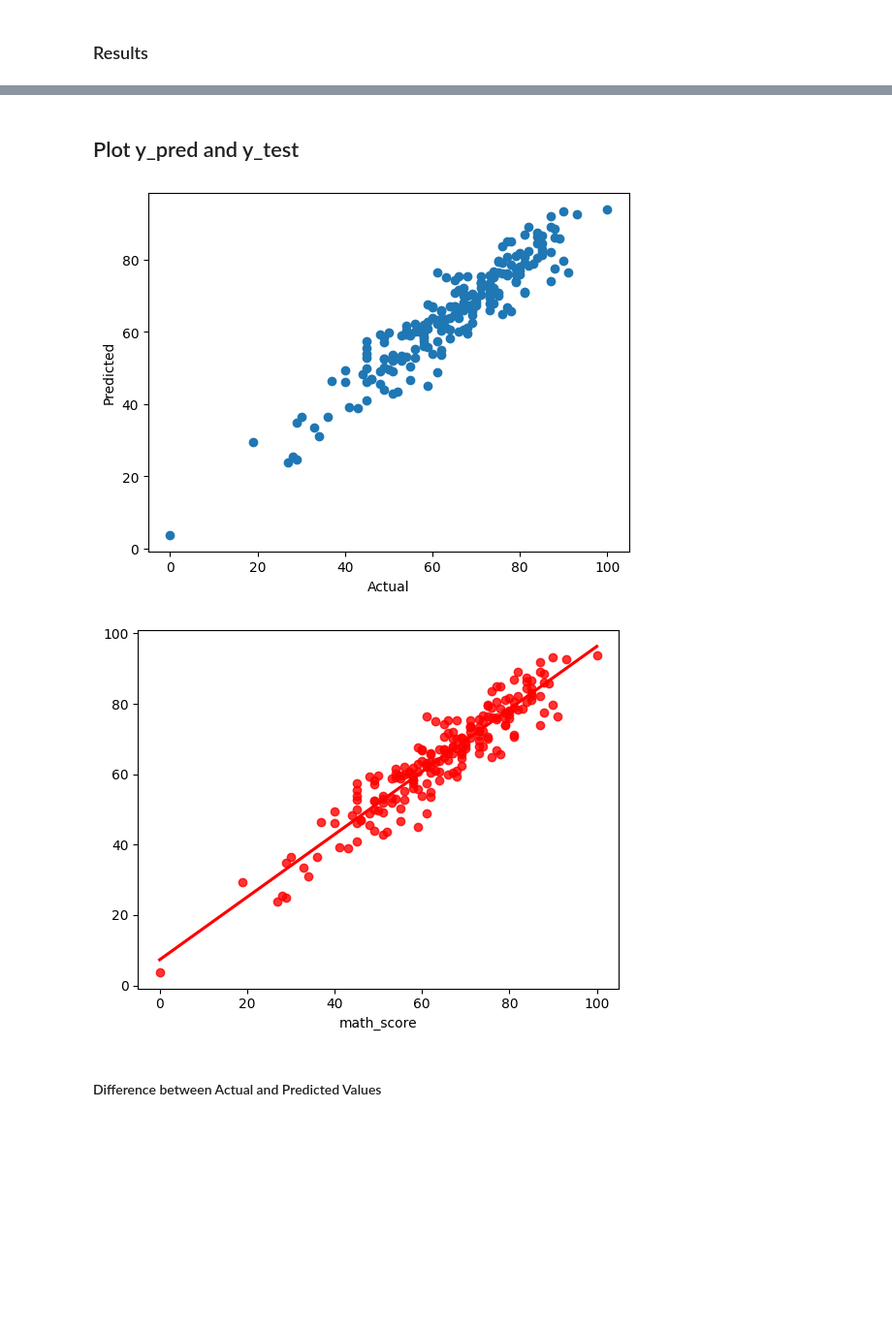
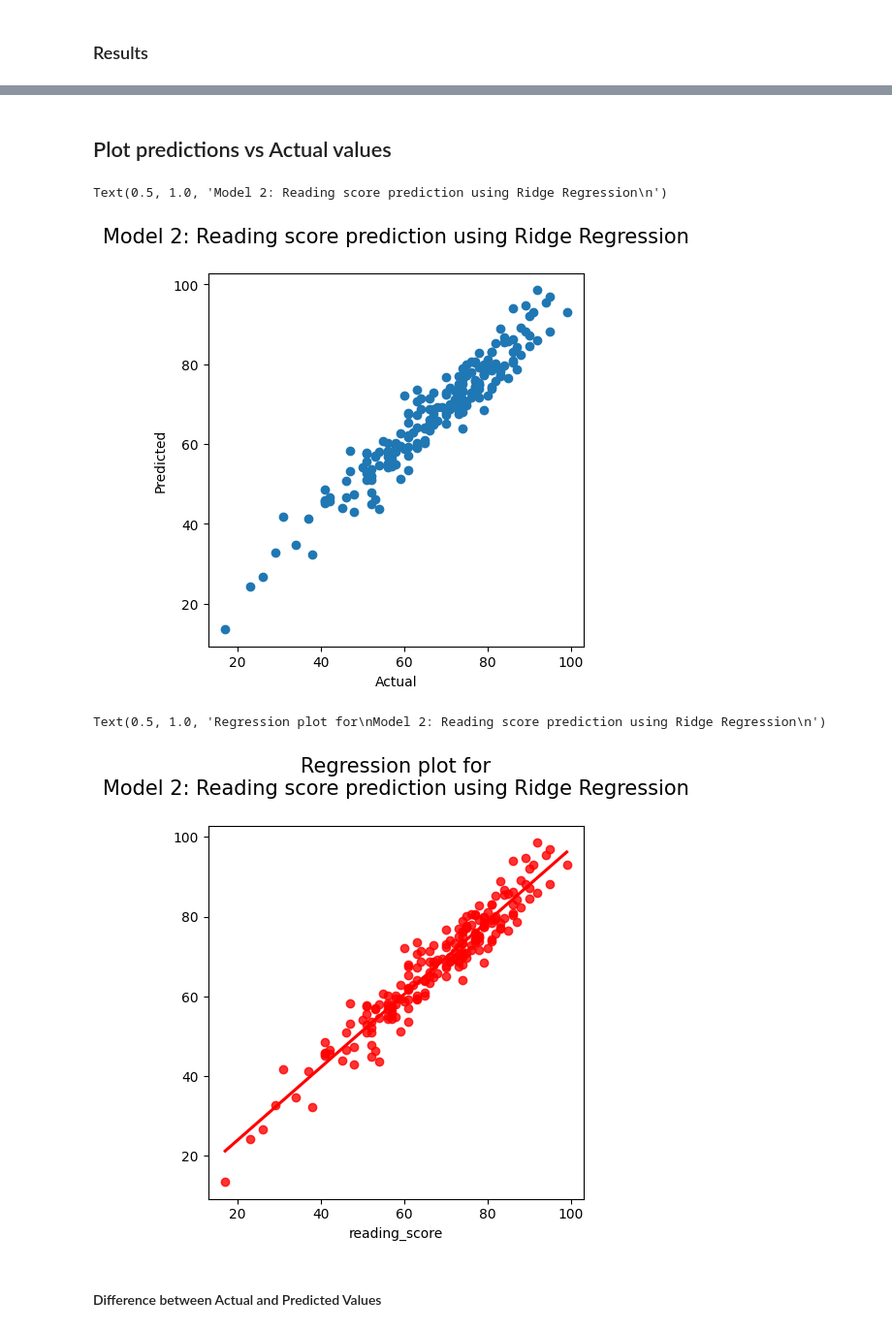
Before and after one commit to MohsinAli-10/ML-project-1-Student-Performance-Prediction, a Jupyter notebook: notebook/2. MODEL TRAINING.ipynb, the cells around one changed output, grey strips where cells are left out. Shown at 97% size. Saved outputs shown, nothing was run; the diff lists cells and outputs as text; code cells hidden in the pictures; blank space fills up the shorter version.

```diff
--- a/notebook/2. MODEL TRAINING.ipynb
+++ b/notebook/2. MODEL TRAINING.ipynb
@@ -200,4 +202,6 @@ def evaluate_model(true, predicted):
 # %%
+import copy
+
 models = {
     "Linear Regression": LinearRegression(),
     "Lasso": Lasso(),
@@ -223,17 +227,17 @@ print('*'*35)
 print('\n')
 
 for i in range(len(list(models))):
-    model1 = list(models.values())[i]
+    model1 = copy.deepcopy(list(models.values())[i])
     model1.fit(X1_train, y1_train) # Train model 1 for math_score
 
-    model2 = list(models.values())[i]
-    model2.fit(X2_train, y2_train) # Train model 1 for reading_score
+    model2 = copy.deepcopy(list(models.values())[i])
+    model2.fit(X2_train, y2_train) # Train model 2 for reading_score
 
-    model3 = list(models.values())[i]
-    model3.fit(X3_train, y3_train) # Train model 1 for writing_score
+    model3 = copy.deepcopy(list(models.values())[i])
+    model3.fit(X3_train, y3_train) # Train model 3 for writing_score
 
-    model4 = list(models.values())[i]
-    model4.fit(X4_train, y4_train) # Train model 1 for average_score
+    model4 = copy.deepcopy(list(models.values())[i])
+    model4.fit(X4_train, y4_train) # Train model 4 for average_score
 
     # Make predictions
     y_train_pred1 = model1.predict(X1_train)
@@ -261,7 +265,10 @@ for i in range(len(list(models))):
     model_train_mae4 , model_train_rmse4, model_train_r2_4 = evaluate_model(y4_train, y_train_pred4)
     model_test_mae4 , model_test_rmse4, model_test_r2_4 = evaluate_model(y4_test, y_test_pred4)
 
+    print('*'*35)
     print(list(models.keys())[i])
+    print('*'*35)
+    print('\n')
     model_list.append(list(models.keys())[i])
     # Model 1 performance for Training set
     print('Model 1 performance for Training set')
@@ -276,7 +283,7 @@ for i in range(len(list(models))):
     print("- Mean Absolute Error: {:.4f}".format(model_test_mae1))
     print("- R2 Score: {:.4f}".format(model_test_r2_1))
     print('\n')
-    print('*'*35)
+    print('----------------------------------')
     print('\n')
 
     # Model 2 performance for Training set
@@ -292,7 +299,7 @@ for i in range(len(list(models))):
     print("- Mean Absolute Error: {:.4f}".format(model_test_mae2))
     print("- R2 Score: {:.4f}".format(model_test_r2_2))
     print('\n')
-    print('*'*35)
+    print('----------------------------------')
     print('\n')
 
     # Model 3 performance for Training set
@@ -308,7 +315,7 @@ for i in range(len(list(models))):
     print("- Mean Absolute Error: {:.4f}".format(model_test_mae3))
     print("- R2 Score: {:.4f}".format(model_test_r2_3))
     print('\n')
-    print('*'*35)
+    print('----------------------------------')
     print('\n')
 
     # Model 4 performance for Training set
@@ -324,7 +331,7 @@ for i in range(len(list(models))):
     print("- Mean Absolute Error: {:.4f}".format(model_test_mae4))
     print("- R2 Score: {:.4f}".format(model_test_r2_4))
     print('\n')
-    print('*'*35)
+    print('----------------------------------')
     print('\n')
 
     r2_list1.append(model_test_r2_1)
@@ -358,7 +451,8 @@ pd.DataFrame(list(zip(model_list, r2_list)), columns=['Model Name', 'R2_Score'])
 # %%
-lin_model = LinearRegression(fit_intercept=True)
-lin_model = lin_model.fit(X_train, y_train)
-y_pred = lin_model.predict(X_test)
-score = r2_score(y_test, y_pred)*100
-print(" Accuracy of the model is %.2f" %score)
+ridge_model = Ridge(fit_intercept=True)
+ridge_model = ridge_model.fit(X2_train, y2_train)
+y_pred = ridge_model.predict(X2_test)
+score = r2_score(y2_test, y_pred)*100
+print(" Accuracy of the Ridge Regression model is %.2f" %score)
+# print(" Accuracy of the Ridge Regression model is {:.2f}".format(score))
 # %% [output]
@@ -366,15 +461,21 @@ print(" Accuracy of the model is %.2f" %score)
 # %% [markdown]
-## Plot y_pred and y_test
+## Plot predictions vs Actual values
 # %%
-plt.scatter(y_test,y_pred);
-plt.xlabel('Actual');
-plt.ylabel('Predicted');
+plt.figure(figsize=(5,5))
+plt.scatter(y2_test,y_pred)
+plt.xlabel('Actual')
+plt.ylabel('Predicted')
+plt.title('Model 2: Reading score prediction using Ridge Regression\n', fontsize=15)
 # %% [output]
+Text(0.5, 1.0, 'Model 2: Reading score prediction using Ridge Regression\n')
-[figure, old version]
+[figure, new version]
 # %%
-sns.regplot(x=y_test,y=y_pred,ci=None,color ='red');
+plt.figure(figsize=(5,5))
+sns.regplot(x=y2_test,y=y_pred,ci=None,color ='red');
+plt.title('Regression plot for\nModel 2: Reading score prediction using Ridge Regression\n', fontsize=15)
 # %% [output]
+Text(0.5, 1.0, 'Regression plot for\nModel 2: Reading score prediction using Ridge Regression\n')
-[figure, old version]
+[figure, new version]
 # %% [markdown]
 #### Difference between Actual and Predicted Values
 # %%
```
Also changed, not shown: parts of 15 cells of this notebook, 4 other files.
